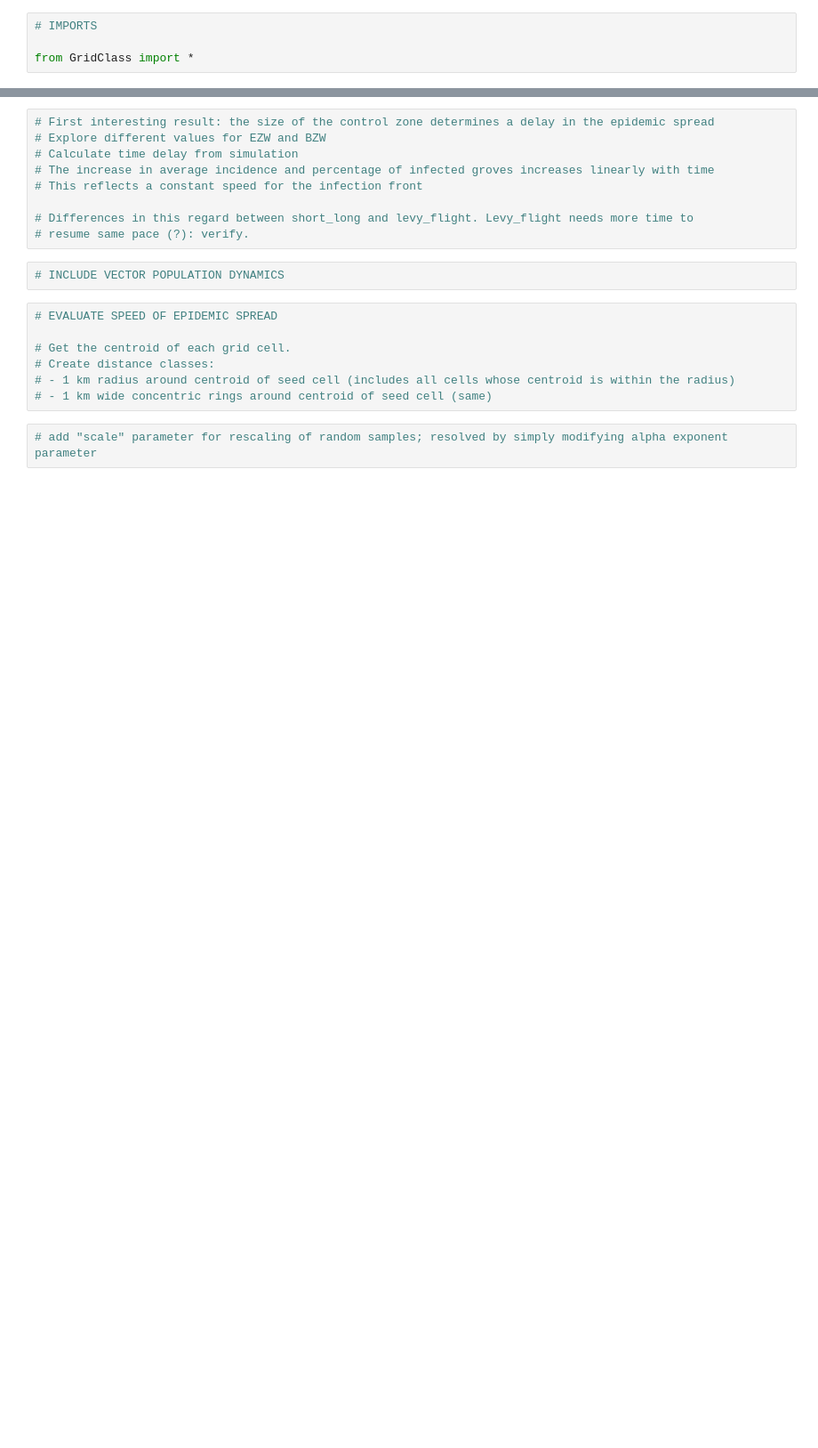
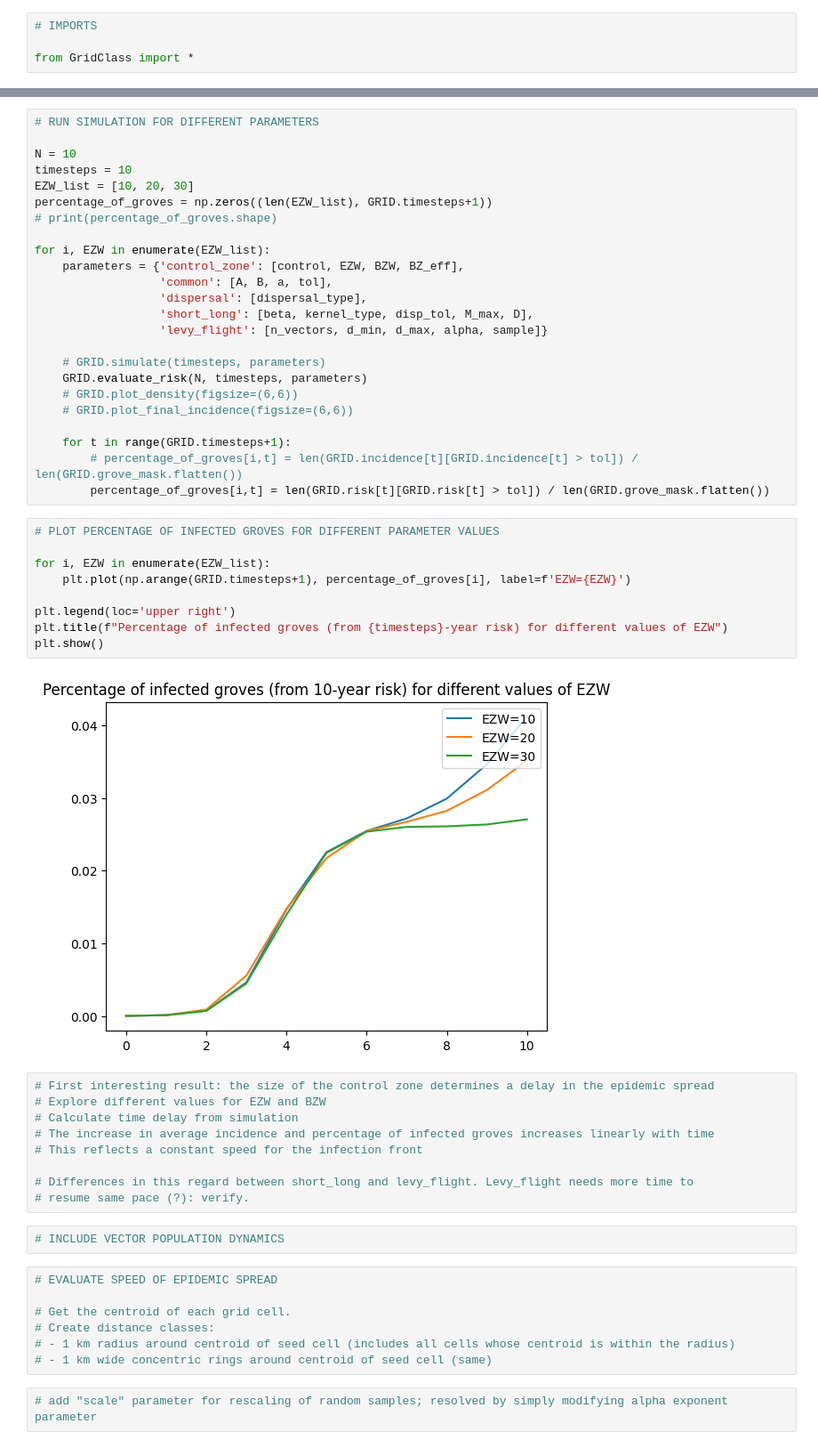
Before and after one commit to LeonMengoni/Xylella-Fastidiosa, a Jupyter notebook: Xylella_simulation.ipynb, the cells around one changed output, grey strips where cells are left out. Shown at 89% size. Saved outputs shown, nothing was run; the diff lists cells and outputs as text; blank space fills up the shorter version.

```diff
--- a/Xylella_simulation.ipynb
+++ b/Xylella_simulation.ipynb
@@ -155,3 +137,38 @@ plt.show()
+# %%
+# RUN SIMULATION FOR DIFFERENT PARAMETERS
+
+N = 10
+timesteps = 10
+EZW_list = [10, 20, 30]
+percentage_of_groves = np.zeros((len(EZW_list), GRID.timesteps+1))
+# print(percentage_of_groves.shape)
+
+for i, EZW in enumerate(EZW_list):
+    parameters = {'control_zone': [control, EZW, BZW, BZ_eff],
+                  'common': [A, B, a, tol],
+                  'dispersal': [dispersal_type],
+                  'short_long': [beta, kernel_type, disp_tol, M_max, D],
+                  'levy_flight': [n_vectors, d_min, d_max, alpha, sample]}
+
+    # GRID.simulate(timesteps, parameters)
+    GRID.evaluate_risk(N, timesteps, parameters)
+    # GRID.plot_density(figsize=(6,6))
+    # GRID.plot_final_incidence(figsize=(6,6))
+
+    for t in range(GRID.timesteps+1):
+        # percentage_of_groves[i,t] = len(GRID.incidence[t][GRID.incidence[t] > tol]) / len(GRID.grove_mask.flatten())
+        percentage_of_groves[i,t] = len(GRID.risk[t][GRID.risk[t] > tol]) / len(GRID.grove_mask.flatten())
+# %%
+# PLOT PERCENTAGE OF INFECTED GROVES FOR DIFFERENT PARAMETER VALUES
+
+for i, EZW in enumerate(EZW_list):
+    plt.plot(np.arange(GRID.timesteps+1), percentage_of_groves[i], label=f'EZW={EZW}')
+
+plt.legend(loc='upper right')
+plt.title(f"Percentage of infected groves (from {timesteps}-year risk) for different values of EZW")
+plt.show()
+# %% [output]
+[figure, added]
 # %%
 # First interesting result: the size of the control zone determines a delay in the epidemic spread
 # Explore different values for EZW and BZW
```
Also changed, not shown: parts of 11 cells of this notebook, 1 other file.
